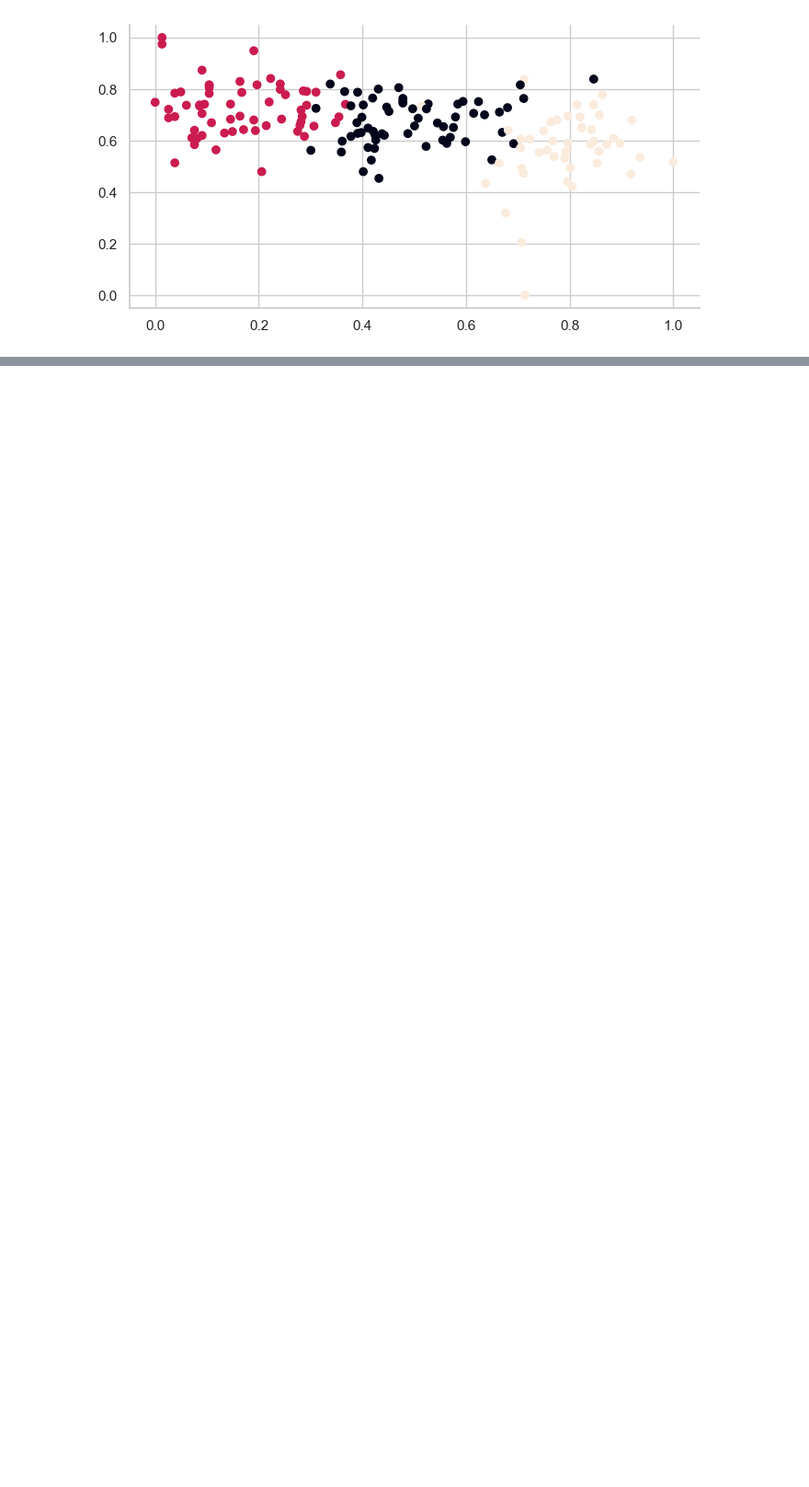
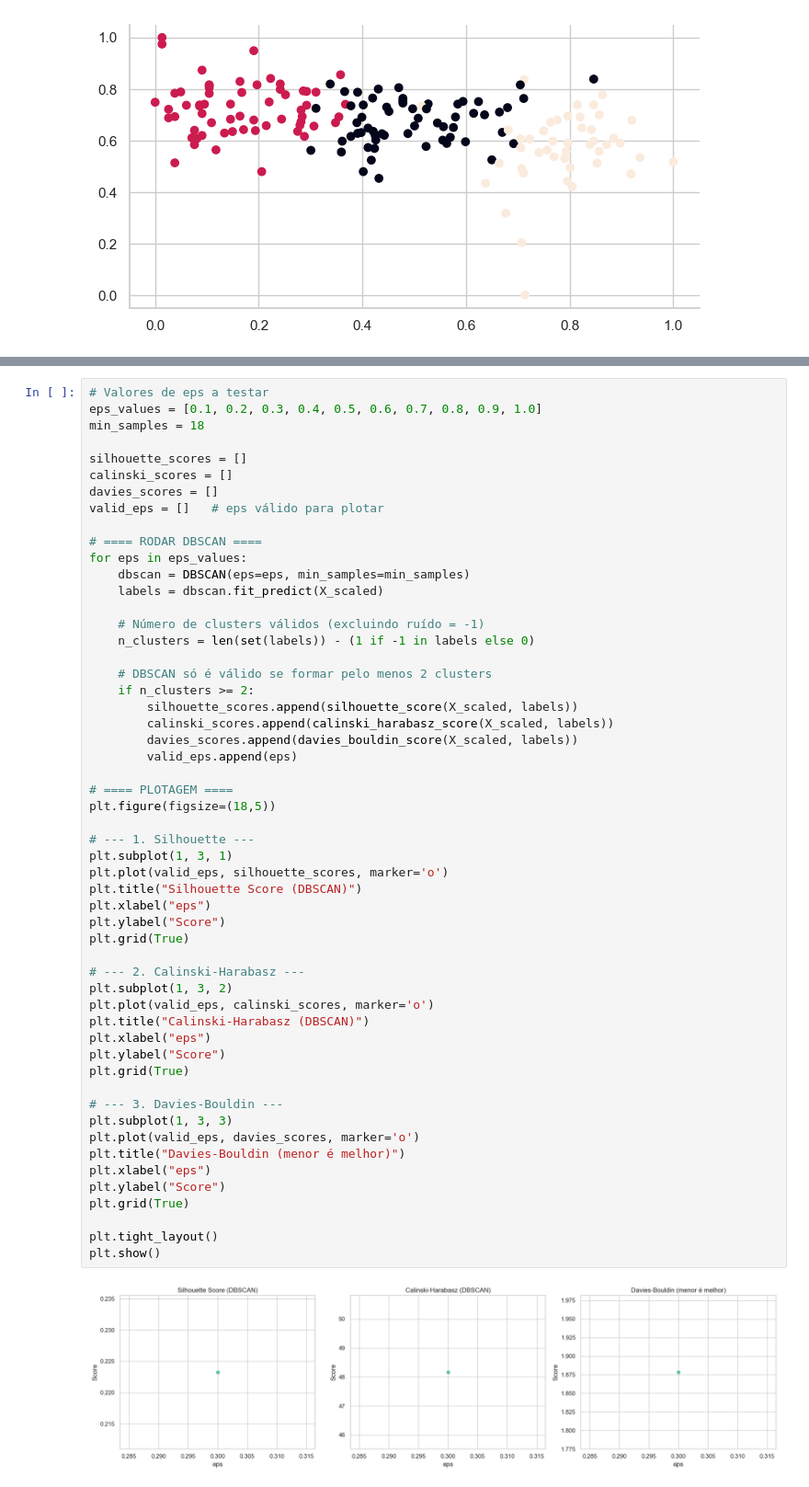
Before and after one commit to echer/25E4-infnet-validacao-de-modelos-de-inteligencia-artificial-para-clusterizacao, a Jupyter notebook: trabalho.ipynb, the cells around one changed output, grey strips where cells are left out. Shown at 92% size. Saved outputs shown, nothing was run; the diff lists cells and outputs as text; blank space fills up the shorter version.

```diff
--- a/trabalho.ipynb
+++ b/trabalho.ipynb
@@ -518,0 +568,56 @@ plt.show()
+# %%
+# Valores de eps a testar
+eps_values = [0.1, 0.2, 0.3, 0.4, 0.5, 0.6, 0.7, 0.8, 0.9, 1.0]
+min_samples = 18
+
+silhouette_scores = []
+calinski_scores = []
+davies_scores = []
+valid_eps = []   # eps válido para plotar
+
+# ==== RODAR DBSCAN ====
+for eps in eps_values:
+    dbscan = DBSCAN(eps=eps, min_samples=min_samples)
+    labels = dbscan.fit_predict(X_scaled)
+
+    # Número de clusters válidos (excluindo ruído = -1)
+    n_clusters = len(set(labels)) - (1 if -1 in labels else 0)
+
+    # DBSCAN só é válido se formar pelo menos 2 clusters
+    if n_clusters >= 2:
+        silhouette_scores.append(silhouette_score(X_scaled, labels))
+        calinski_scores.append(calinski_harabasz_score(X_scaled, labels))
+        davies_scores.append(davies_bouldin_score(X_scaled, labels))
+        valid_eps.append(eps)
+
+# ==== PLOTAGEM ====
+plt.figure(figsize=(18,5))
+
+# --- 1. Silhouette ---
+plt.subplot(1, 3, 1)
+plt.plot(valid_eps, silhouette_scores, marker='o')
+plt.title("Silhouette Score (DBSCAN)")
+plt.xlabel("eps")
+plt.ylabel("Score")
+plt.grid(True)
+
+# --- 2. Calinski-Harabasz ---
+plt.subplot(1, 3, 2)
+plt.plot(valid_eps, calinski_scores, marker='o')
+plt.title("Calinski-Harabasz (DBSCAN)")
+plt.xlabel("eps")
+plt.ylabel("Score")
+plt.grid(True)
+
+# --- 3. Davies-Bouldin ---
+plt.subplot(1, 3, 3)
+plt.plot(valid_eps, davies_scores, marker='o')
+plt.title("Davies-Bouldin (menor é melhor)")
+plt.xlabel("eps")
+plt.ylabel("Score")
+plt.grid(True)
+
+plt.tight_layout()
+plt.show()
+# %% [output]
+[figure, added]
```
Also changed, not shown: parts of 3 cells of this notebook, 3 other files.
